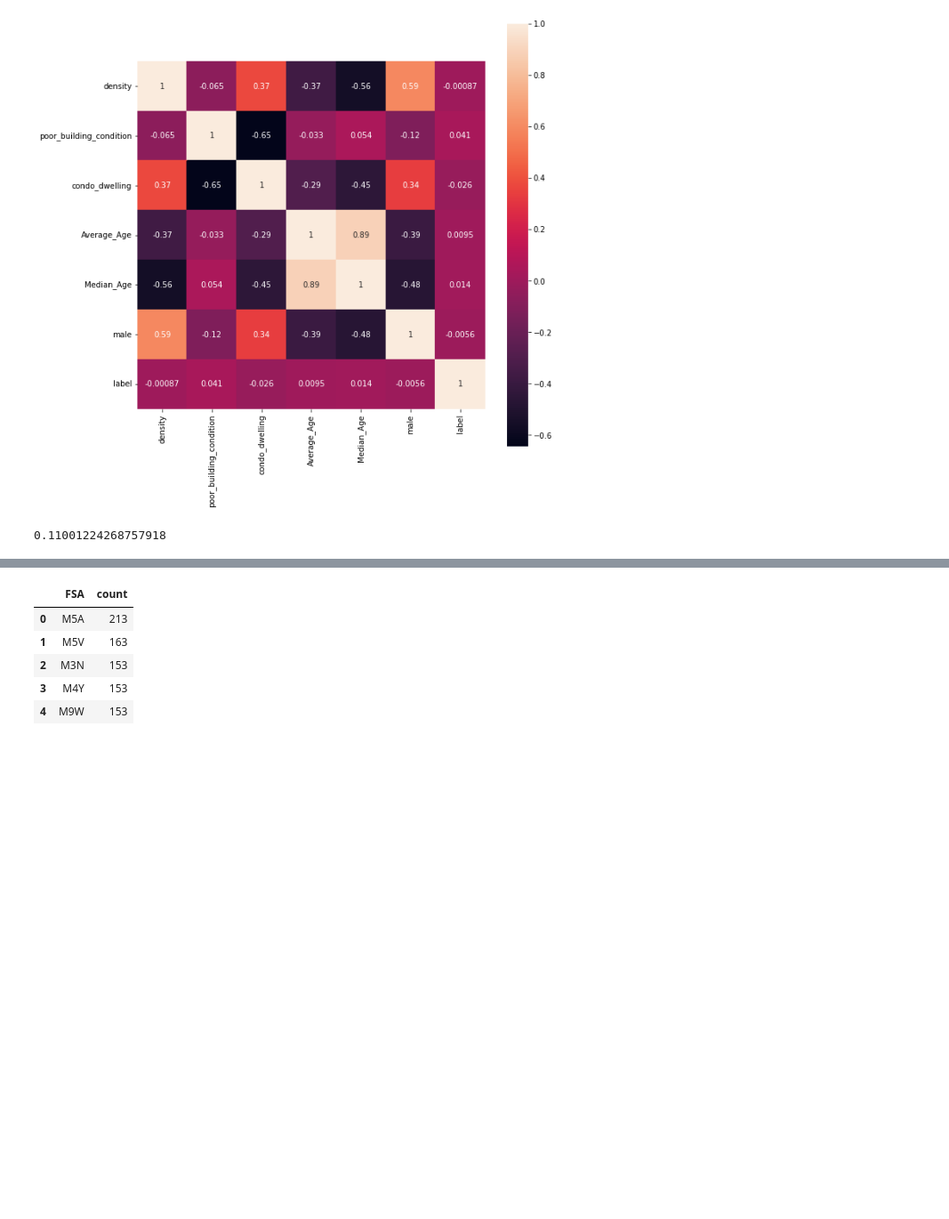
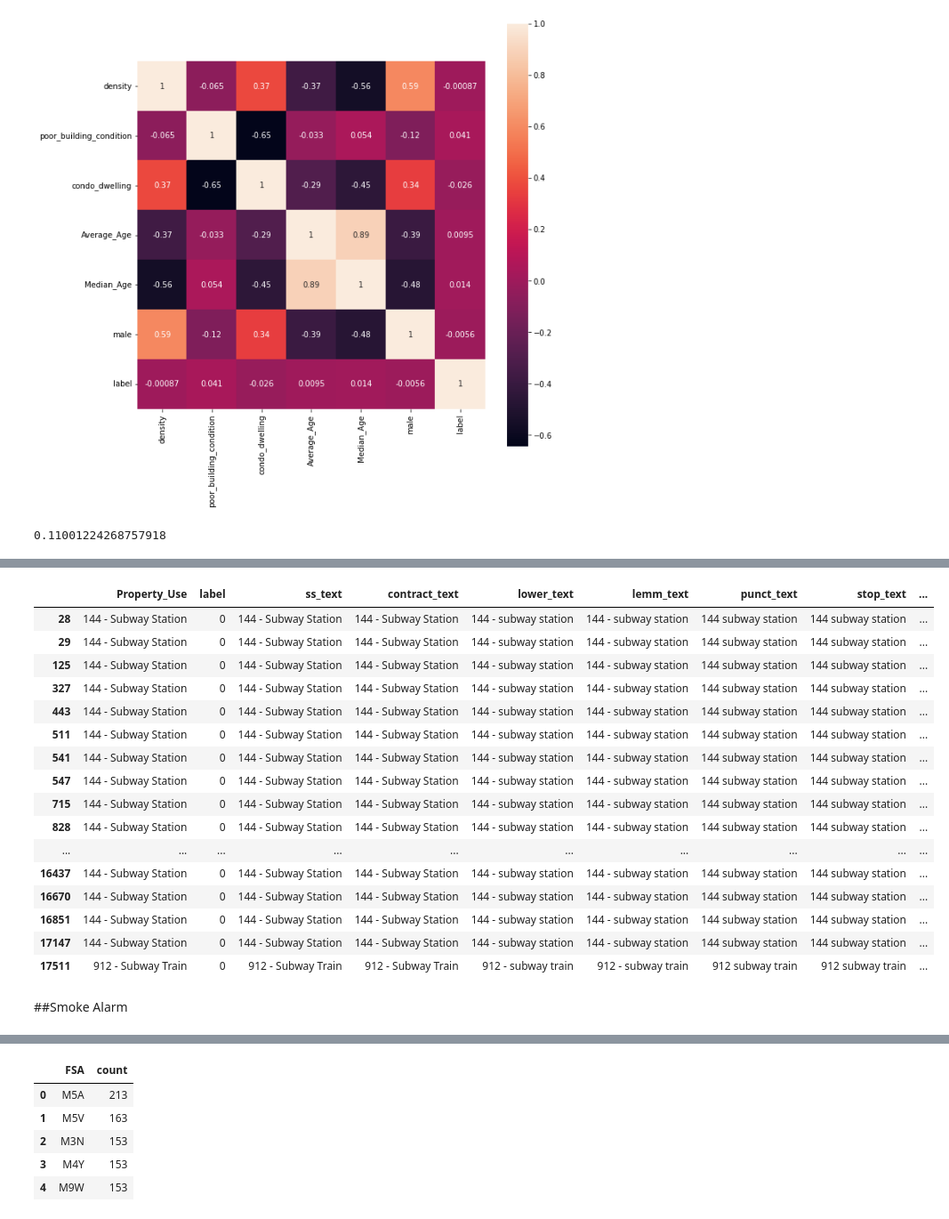
Before and after one commit to JimenaBaripatti/FeatureEngineering, a Jupyter notebook: Fire_FSA_and_demographic_.ipynb, the cells around one changed output, grey strips where cells are left out. Shown at 89% size. Cells and saved outputs as stored; diff of their text form; code cells hidden in the pictures; blank space fills up the shorter version.

```diff
--- a/Fire_FSA_and_demographic_.ipynb
+++ b/Fire_FSA_and_demographic_.ipynb
@@ -554,0 +795,2 @@ Name: Sprinkler_System_Presence, dtype: float64
+# %%
+df_p=df[['Property_Use','label']]
@@ -554,0 +805,2 @@ Name: Sprinkler_System_Presence, dtype: float64
+# %%
+df_p=df_p.drop(labels=[np.where(df_p['Property_Use'].isnull())[0][0]],axis=0)
@@ -554,0 +963,22 @@ Name: Sprinkler_System_Presence, dtype: float64
+# %%
+df_p[df_p['Property_Use'].str.contains('Subway')]
+# %% [output]
+|  | Property_Use | label | ss_text | contract_text | lower_text | lemm_text | punct_text | stop_text | ... |
+| 28 | 144 - Subway Station | 0 | 144 - Subway Station | 144 - Subway Station | 144 - subway station | 144 - subway station | 144 subway station | 144 subway station | ... |
+| 29 | 144 - Subway Station | 0 | 144 - Subway Station | 144 - Subway Station | 144 - subway station | 144 - subway station | 144 subway station | 144 subway station | ... |
+| 125 | 144 - Subway Station | 0 | 144 - Subway Station | 144 - Subway Station | 144 - subway station | 144 - subway station | 144 subway station | 144 subway station | ... |
+| 327 | 144 - Subway Station | 0 | 144 - Subway Station | 144 - Subway Station | 144 - subway station | 144 - subway station | 144 subway station | 144 subway station | ... |
+| 443 | 144 - Subway Station | 0 | 144 - Subway Station | 144 - Subway Station | 144 - subway station | 144 - subway station | 144 subway station | 144 subway station | ... |
+| 511 | 144 - Subway Station | 0 | 144 - Subway Station | 144 - Subway Station | 144 - subway station | 144 - subway station | 144 subway station | 144 subway station | ... |
+| 541 | 144 - Subway Station | 0 | 144 - Subway Station | 144 - Subway Station | 144 - subway station | 144 - subway station | 144 subway station | 144 subway station | ... |
+| 547 | 144 - Subway Station | 0 | 144 - Subway Station | 144 - Subway Station | 144 - subway station | 144 - subway station | 144 subway station | 144 subway station | ... |
+| 715 | 144 - Subway Station | 0 | 144 - Subway Station | 144 - Subway Station | 144 - subway station | 144 - subway station | 144 subway station | 144 subway station | ... |
+| 828 | 144 - Subway Station | 0 | 144 - Subway Station | 144 - Subway Station | 144 - subway station | 144 - subway station | 144 subway station | 144 subway station | ... |
+| ... | ... | ... | ... | ... | ... | ... | ... | ... | ... |
+| 16437 | 144 - Subway Station | 0 | 144 - Subway Station | 144 - Subway Station | 144 - subway station | 144 - subway station | 144 subway station | 144 subway station | ... |
+| 16670 | 144 - Subway Station | 0 | 144 - Subway Station | 144 - Subway Station | 144 - subway station | 144 - subway station | 144 subway station | 144 subway station | ... |
+| 16851 | 144 - Subway Station | 0 | 144 - Subway Station | 144 - Subway Station | 144 - subway station | 144 - subway station | 144 subway station | 144 subway station | ... |
+| 17147 | 144 - Subway Station | 0 | 144 - Subway Station | 144 - Subway Station | 144 - subway station | 144 - subway station | 144 subway station | 144 subway station | ... |
+| 17511 | 912 - Subway Train | 0 | 912 - Subway Train | 912 - Subway Train | 912 - subway train | 912 - subway train | 912 subway train | 912 subway train | ... |
+# %% [markdown]
+##Smoke Alarm
```
Also changed, not shown: parts of 75 cells of this notebook.
